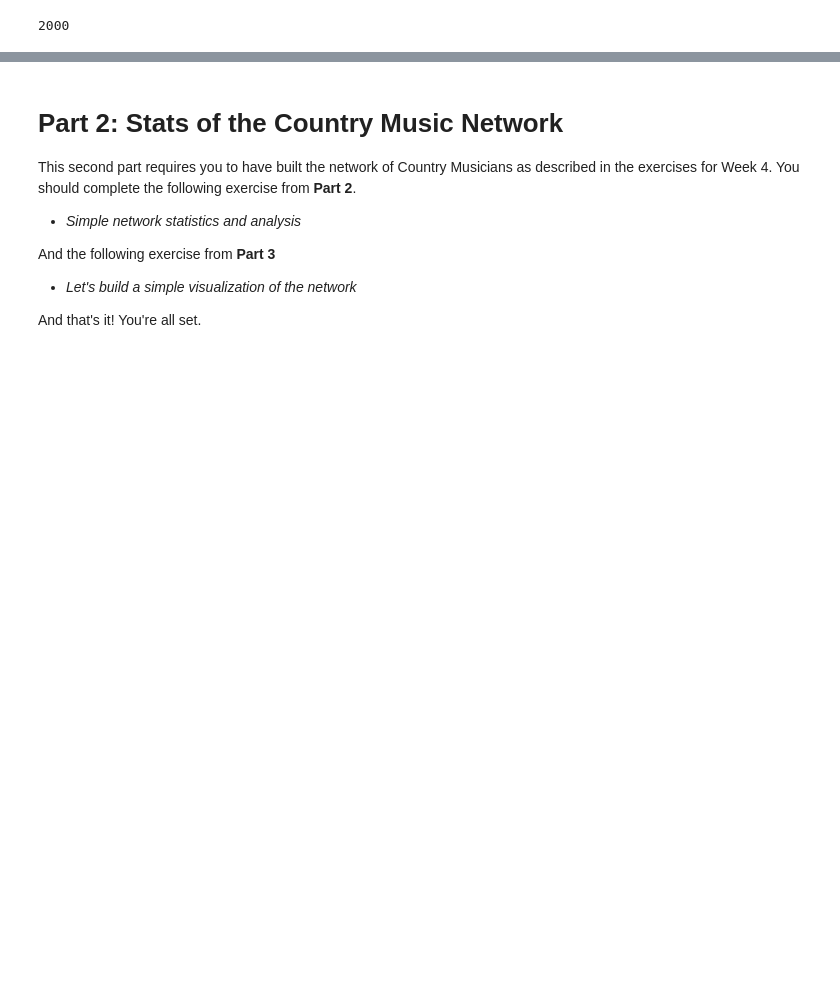
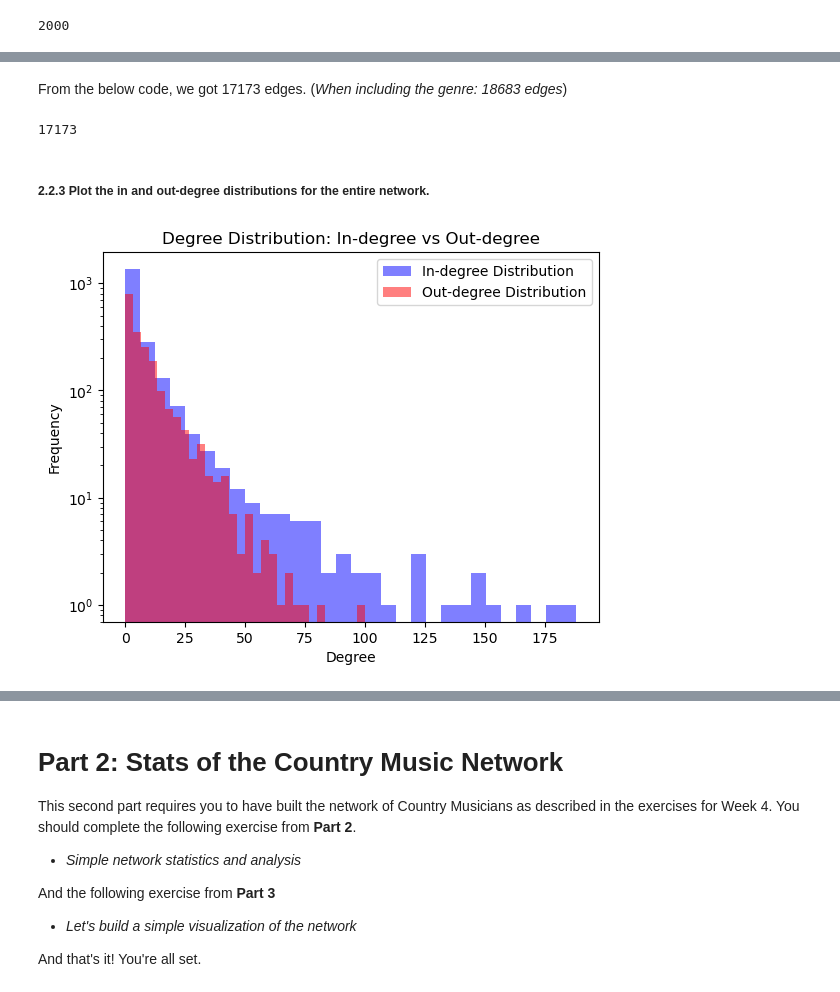
Before and after one commit to AleksandarLukic96/02805_Social_Graphs_and_Interactions, a Jupyter notebook: Exercise_solutions/Week_4.ipynb, the cells around one changed output, grey strips where cells are left out. Saved outputs shown, nothing was run; the diff lists cells and outputs as text; code cells hidden in the pictures; blank space fills up the shorter version.

```diff
--- a/Exercise_solutions/Week_4.ipynb
+++ b/Exercise_solutions/Week_4.ipynb
@@ -664,0 +491,8 @@ for node, length_of_content in top_10_nodes:
+# %% [markdown]
+From the below code, we got 17173 edges. (_When including the genre: 18683 edges_)
+# %%
+len(S.edges())
+# %% [output]
+17173
+# %% [markdown]
+##### 2.2.3 Plot the in and out-degree distributions for the entire network.
@@ -664,0 +507,28 @@ for node, length_of_content in top_10_nodes:
+# %%
+# Histogram of In-degree Distribution
+plt.hist(
+    in_degree_values,
+    bins=30,
+    alpha=0.5,
+    label="In-degree Distribution",
+    color="blue"
+)
+
+# Histogram of Out-degree Distribution
+plt.hist(
+    out_degree_values,
+    bins=30,
+    alpha=0.5,
+    label="Out-degree Distribution",
+    color="red"
+)
+
+# Settings of axis/plot
+plt.xlabel("Degree")
+plt.ylabel("Frequency")
+plt.yscale('log')
+plt.legend()
+plt.title("Degree Distribution: In-degree vs Out-degree")
+plt.show()
+# %% [output]
+[figure, added]
```
Also changed, not shown: parts of 69 cells of this notebook, 1 other file.
